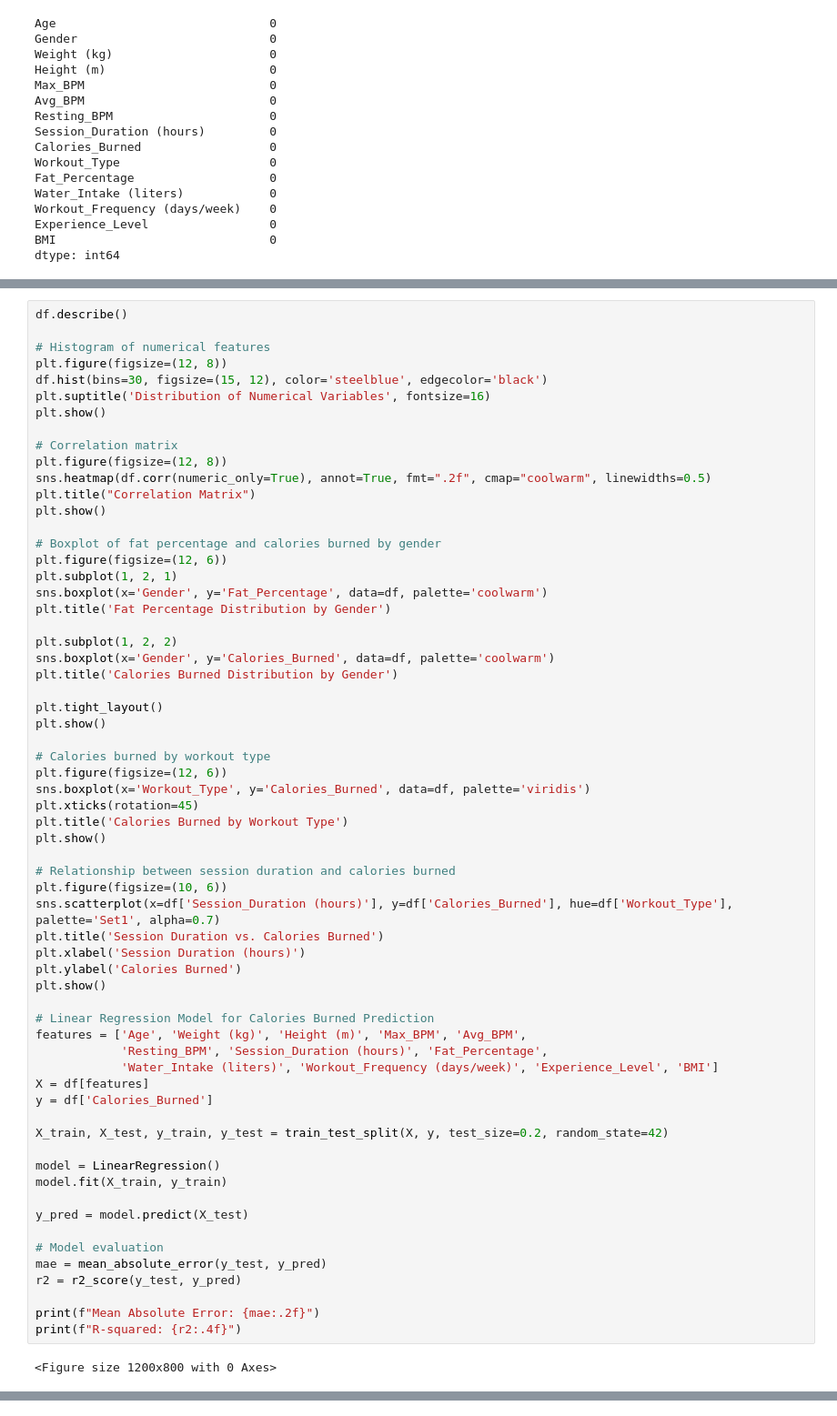
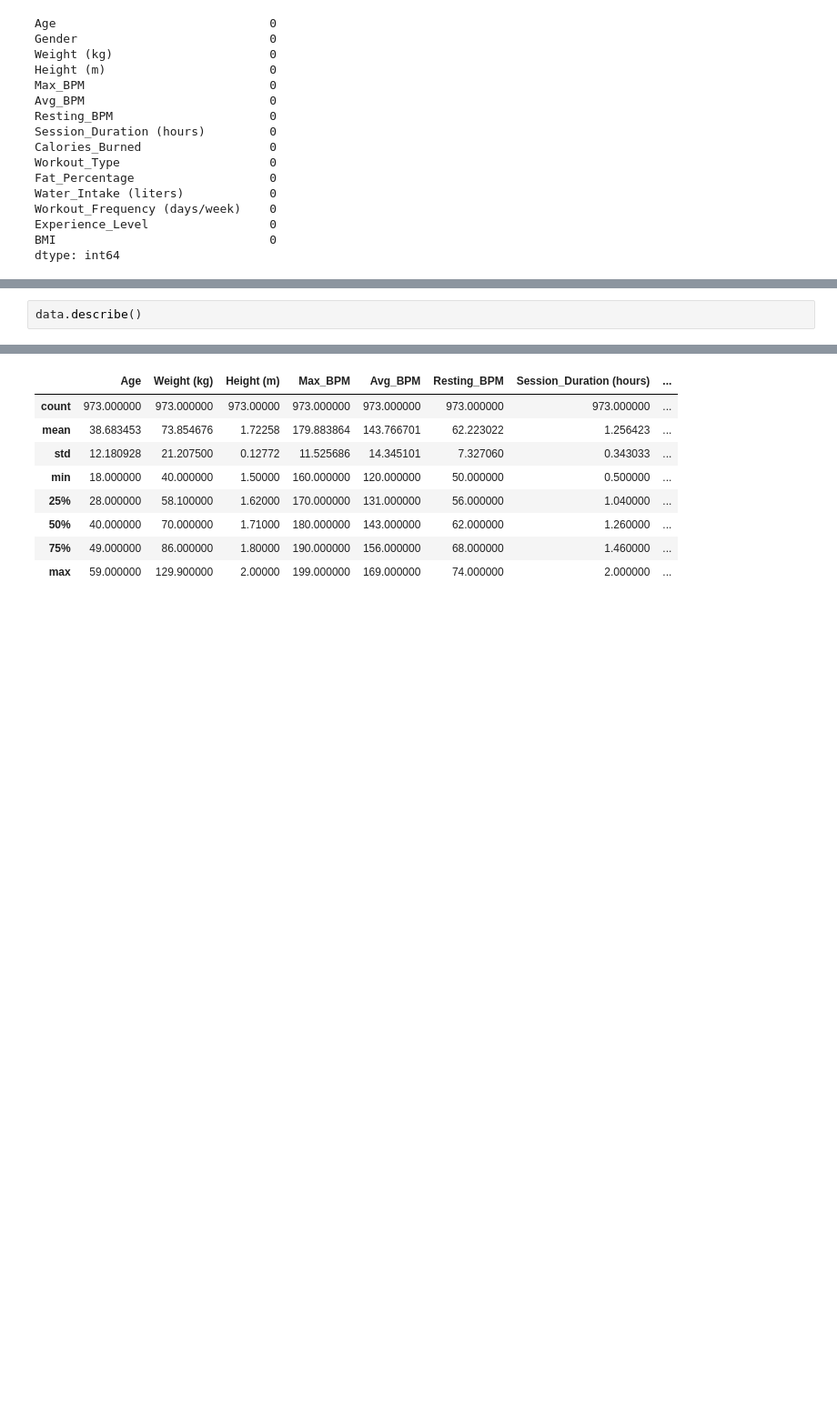
Before and after one commit to Anhquannnnnn/Machine-Learning, a Jupyter notebook: Python.ipynb, the cells around one changed output, grey strips where cells are left out. Shown: that part at 91% size. Saved outputs shown, nothing was run; the diff lists cells and outputs as text; blank space fills up the shorter version.

```diff
--- a/Python.ipynb
+++ b/Python.ipynb
@@ -132,65 +134,3 @@ print(data.head())
 # %%
-df.describe()
-
-# Histogram of numerical features
-plt.figure(figsize=(12, 8))
-df.hist(bins=30, figsize=(15, 12), color='steelblue', edgecolor='black')
-plt.suptitle('Distribution of Numerical Variables', fontsize=16)
-plt.show()
-
-# Correlation matrix
-plt.figure(figsize=(12, 8))
-sns.heatmap(df.corr(numeric_only=True), annot=True, fmt=".2f", cmap="coolwarm", linewidths=0.5)
-plt.title("Correlation Matrix")
-plt.show()
-
-# Boxplot of fat percentage and calories burned by gender
-plt.figure(figsize=(12, 6))
-plt.subplot(1, 2, 1)
-sns.boxplot(x='Gender', y='Fat_Percentage', data=df, palette='coolwarm')
-plt.title('Fat Percentage Distribution by Gender')
-
-plt.subplot(1, 2, 2)
-sns.boxplot(x='Gender', y='Calories_Burned', data=df, palette='coolwarm')
-plt.title('Calories Burned Distribution by Gender')
-
-plt.tight_layout()
-plt.show()
-
-# Calories burned by workout type
-plt.figure(figsize=(12, 6))
-sns.boxplot(x='Workout_Type', y='Calories_Burned', data=df, palette='viridis')
-plt.xticks(rotation=45)
-plt.title('Calories Burned by Workout Type')
-plt.show()
-
-# Relationship between session duration and calories burned
-plt.figure(figsize=(10, 6))
-sns.scatterplot(x=df['Session_Duration (hours)'], y=df['Calories_Burned'], hue=df['Workout_Type'], palette='Set1', alpha=0.7)
-plt.title('Session Duration vs. Calories Burned')
-plt.xlabel('Session Duration (hours)')
-plt.ylabel('Calories Burned')
-plt.show()
-
-# Linear Regression Model for Calories Burned Prediction
-features = ['Age', 'Weight (kg)', 'Height (m)', 'Max_BPM', 'Avg_BPM',
-            'Resting_BPM', 'Session_Duration (hours)', 'Fat_Percentage',
-            'Water_Intake (liters)', 'Workout_Frequency (days/week)', 'Experience_Level', 'BMI']
-X = df[features]
-y = df['Calories_Burned']
-
-X_train, X_test, y_train, y_test = train_test_split(X, y, test_size=0.2, random_state=42)
-
-model = LinearRegression()
-model.fit(X_train, y_train)
-
-y_pred = model.predict(X_test)
-
-# Model evaluation
-mae = mean_absolute_error(y_test, y_pred)
-r2 = r2_score(y_test, y_pred)
-
-print(f"Mean Absolute Error: {mae:.2f}")
-print(f"R-squared: {r2:.4f}")
+data.describe()
 # %% [output]
-<Figure size 1200x800 with 0 Axes>
@@ -214 +137,10 @@ R-squared: 0.9741
+|  | Age | Weight (kg) | Height (m) | Max_BPM | Avg_BPM | Resting_BPM | Session_Duration (hours) | ... |
+| count | 973.000000 | 973.000000 | 973.00000 | 973.000000 | 973.000000 | 973.000000 | 973.000000 | ... |
+| mean | 38.683453 | 73.854676 | 1.72258 | 179.883864 | 143.766701 | 62.223022 | 1.256423 | ... |
+| std | 12.180928 | 21.207500 | 0.12772 | 11.525686 | 14.345101 | 7.327060 | 0.343033 | ... |
+| min | 18.000000 | 40.000000 | 1.50000 | 160.000000 | 120.000000 | 50.000000 | 0.500000 | ... |
+| 25% | 28.000000 | 58.100000 | 1.62000 | 170.000000 | 131.000000 | 56.000000 | 1.040000 | ... |
+| 50% | 40.000000 | 70.000000 | 1.71000 | 180.000000 | 143.000000 | 62.000000 | 1.260000 | ... |
+| 75% | 49.000000 | 86.000000 | 1.80000 | 190.000000 | 156.000000 | 68.000000 | 1.460000 | ... |
+| max | 59.000000 | 129.900000 | 2.00000 | 199.000000 | 169.000000 | 74.000000 | 2.000000 | ... |
 # %%
```
Also changed, not shown: parts of 7 cells of this notebook, 1 other file.
